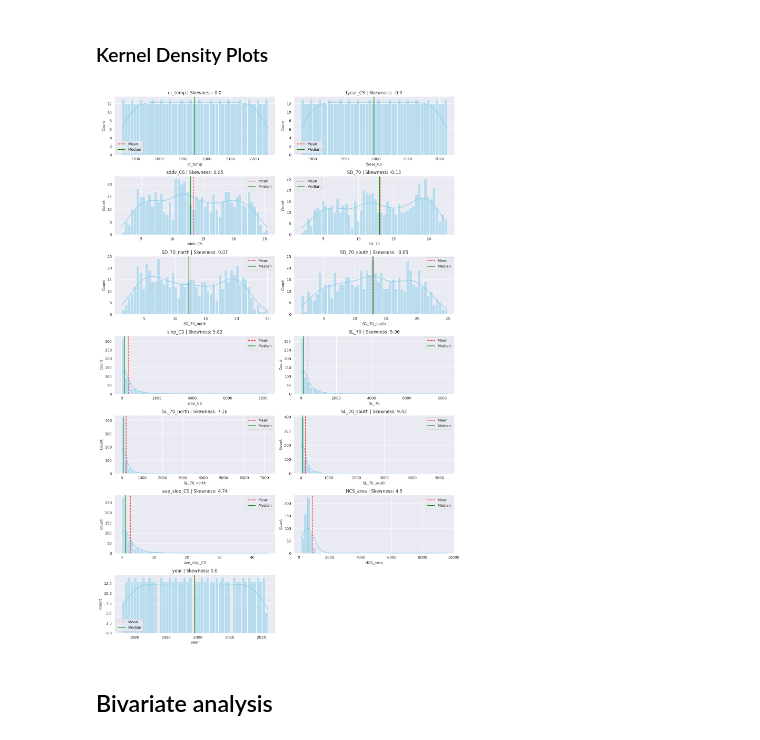
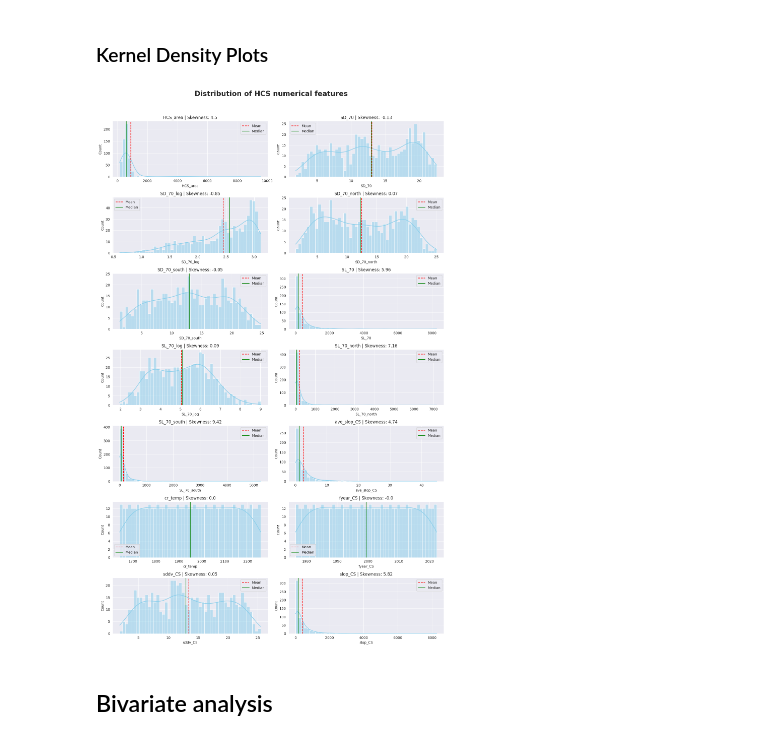
Before and after one commit to SarahAmiraslani/solar-wind-coronal-origin, a Jupyter notebook: notebooks/hcs_exploration.ipynb, the cells around one changed output. Cells and saved outputs as stored; diff of their text form; code cells hidden in the pictures.

Commit message:
hcs distribution exploration, knn imputation, pca

```diff
--- a/notebooks/hcs_exploration.ipynb
+++ b/notebooks/hcs_exploration.ipynb
@@ -33,6 +40,19 @@ min         1976-06-09 08:32:22.416001
 75%      2010-11-19 06:30:30.276002048
 max         2022-05-13 23:58:07.679999
 Name: date, dtype: object
+# %%
+# apply log10 transformation
+
+# log10 is undefined for values less than or equal to zero, so we need to check for these values
+for col in ['SD_70', 'SL_70']:
+    assert (hcs_df[f'{col}'] > 0).all(), f"Column {col} contains zero or negative values"
+
+hcs_df['SD_70_log'] = np.log(hcs_df['SD_70'])
+hcs_df['SL_70_log'] = np.log(hcs_df['SL_70'])
+# %%
+# Identify numerical columns
+# Includes calculated fields (log10)
+HCS_NUMERICAL_COLUMNS = hcs_df.select_dtypes(include=["int64", "float64"]).columns
 # %% [markdown]
 # Exploration
 # %%
@@ -137,31 +157,27 @@ hcs_df.describe().drop(columns=['fyear_CS']) # drop the fractional year column
 # %% [markdown]
 ### Kernel Density Plots
 # %%
-# Set Seaborn style
-sns.set_style("darkgrid")
 
-# Identify numerical columns
-numerical_columns = hcs_df.select_dtypes(include=["int64", "float64"]).columns
 
 # Plot distribution of each numerical feature
-plt.figure(figsize=(14, len(numerical_columns) * 3))
-for idx, feature in enumerate(numerical_columns, 1):
-    plt.subplot(len(numerical_columns), 2, idx)
+fig = plt.figure(figsize=(14, len(HCS_NUMERICAL_COLUMNS) * 3))
+for idx, feature in enumerate(np.sort(HCS_NUMERICAL_COLUMNS), 1):
+    plt.subplot(len(HCS_NUMERICAL_COLUMNS), 2, idx)
     sns.histplot(hcs_df[feature], kde=True, bins=50, color="skyblue")
 
     # Add lines for mean and median
     plt.axvline(hcs_df[feature].mean(), color='r', linestyle='--',label='Mean')
     plt.axvline(hcs_df[feature].median(), color='g', linestyle='-',label='Median')
 
     plt.title(f"{feature} | Skewness: {round(hcs_df[feature].skew(), 2)}")
     plt.legend()  # Add a legend
 
-
 # Adjust layout and show plots
 plt.tight_layout()
+fig.suptitle("Distribution of HCS numerical features", fontsize=20, weight='bold', y=1.02)
 plt.show()
 # %% [output]
-[figure, old version]
+[figure, new version]
 # %% [markdown]
 ## Bivariate analysis
 # %%
```
Also changed, not shown: parts of 21 cells of this notebook.
